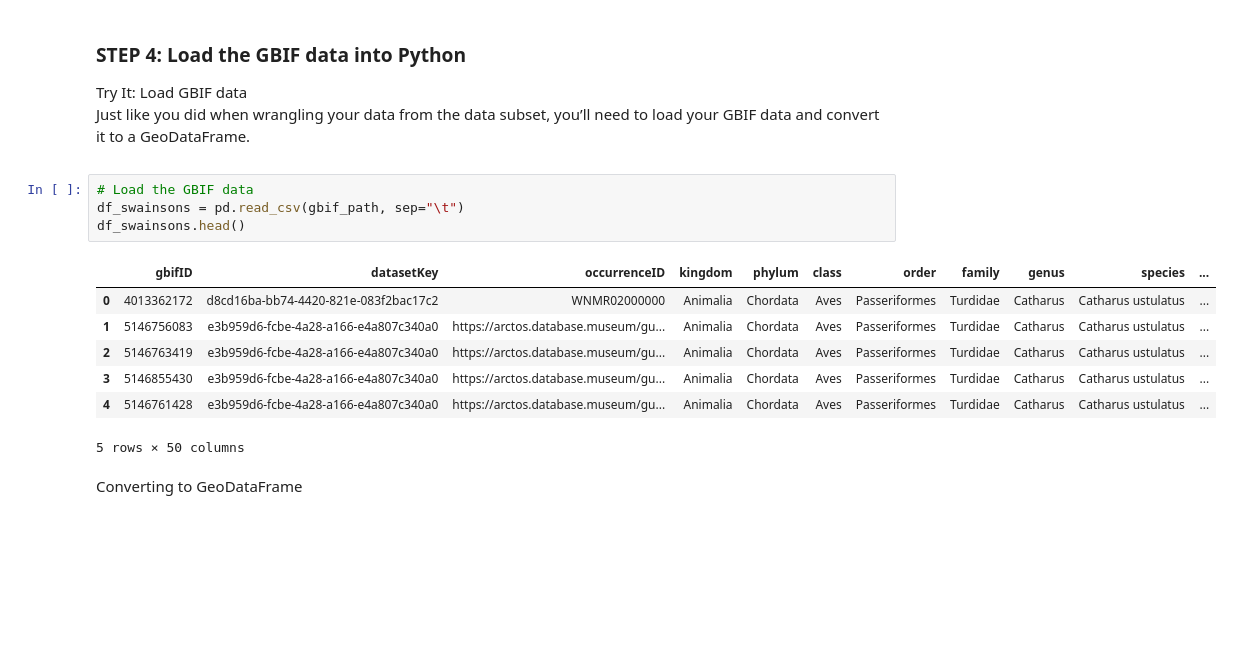
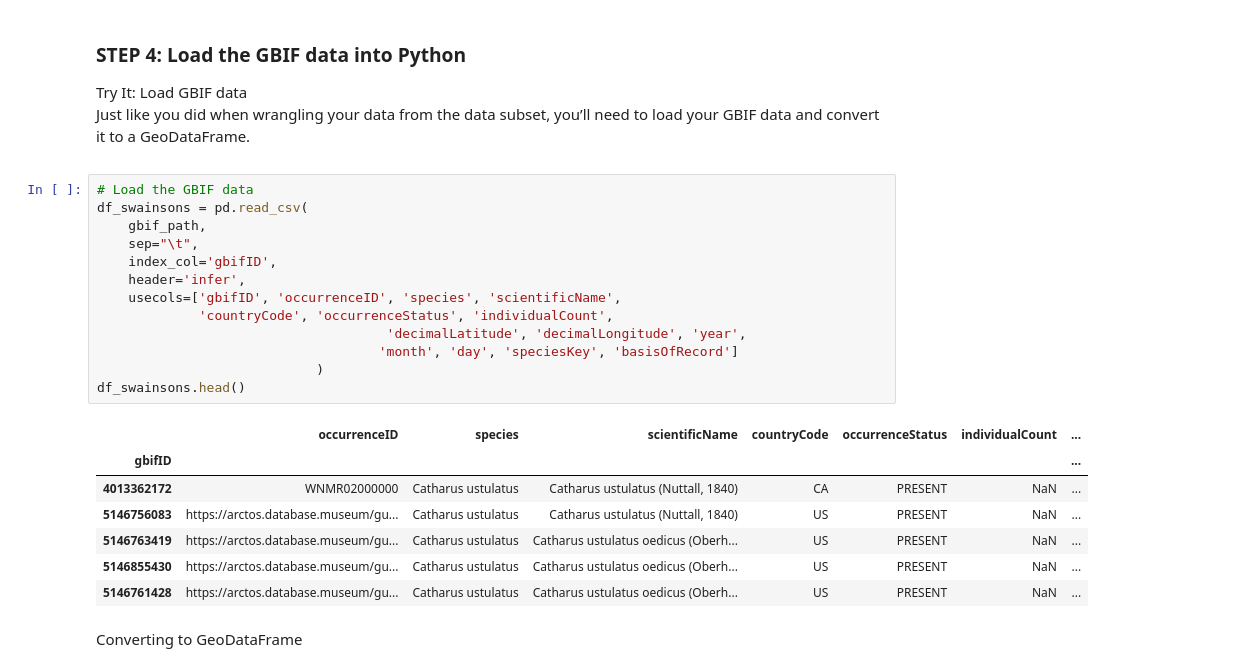
Before and after one commit to earthlab-education/02-migration-nkoppa, a Jupyter notebook: notebooks/migration-92-download-gbif.ipynb, the cells around one changed output. Cells and saved outputs as stored; diff of their text form; blank space fills up the shorter version.

```diff
--- a/notebooks/migration-92-download-gbif.ipynb
+++ b/notebooks/migration-92-download-gbif.ipynb
@@ -302,16 +315,25 @@ GBIF file moved to: /Users/niko2485/Library/CloudStorage/OneDrive-UCB-O365/Deskt
 you’ll need to load your GBIF data and convert it to a GeoDataFrame.</p></div></div>
 # %%
 # Load the GBIF data
-df_swainsons = pd.read_csv(gbif_path, sep="\t")
+df_swainsons = pd.read_csv(
+    gbif_path,
+    sep="\t",
+    index_col='gbifID',
+    header='infer',
+    usecols=['gbifID', 'occurrenceID', 'species', 'scientificName',
+             'countryCode', 'occurrenceStatus', 'individualCount',
+                                     'decimalLatitude', 'decimalLongitude', 'year',
+                                    'month', 'day', 'speciesKey', 'basisOfRecord']
+                            )
 df_swainsons.head()
 # %% [output]
-|  | gbifID | datasetKey | occurrenceID | kingdom | phylum | class | order | family | genus | species | ... |
-| 0 | 4013362172 | d8cd16ba-bb74-4420-821e-083f2bac17c2 | WNMR02000000 | Animalia | Chordata | Aves | Passeriformes | Turdidae | Catharus | Catharus ustulatus | ... |
-| 1 | 5146756083 | e3b959d6-fcbe-4a28-a166-e4a807c340a0 | https://arctos.database.museum/gu... | Animalia | Chordata | Aves | Passeriformes | Turdidae | Catharus | Catharus ustulatus | ... |
-| 2 | 5146763419 | e3b959d6-fcbe-4a28-a166-e4a807c340a0 | https://arctos.database.museum/gu... | Animalia | Chordata | Aves | Passeriformes | Turdidae | Catharus | Catharus ustulatus | ... |
-| 3 | 5146855430 | e3b959d6-fcbe-4a28-a166-e4a807c340a0 | https://arctos.database.museum/gu... | Animalia | Chordata | Aves | Passeriformes | Turdidae | Catharus | Catharus ustulatus | ... |
-| 4 | 5146761428 | e3b959d6-fcbe-4a28-a166-e4a807c340a0 | https://arctos.database.museum/gu... | Animalia | Chordata | Aves | Passeriformes | Turdidae | Catharus | Catharus ustulatus | ... |
+|  | occurrenceID | species | scientificName | countryCode | occurrenceStatus | individualCount | ... |
+| gbifID |  |  |  |  |  |  | ... |
+| 4013362172 | WNMR02000000 | Catharus ustulatus | Catharus ustulatus (Nuttall, 1840) | CA | PRESENT | NaN | ... |
+| 5146756083 | https://arctos.database.museum/gu... | Catharus ustulatus | Catharus ustulatus (Nuttall, 1840) | US | PRESENT | NaN | ... |
+| 5146763419 | https://arctos.database.museum/gu... | Catharus ustulatus | Catharus ustulatus oedicus (Oberh... | US | PRESENT | NaN | ... |
+| 5146855430 | https://arctos.database.museum/gu... | Catharus ustulatus | Catharus ustulatus oedicus (Oberh... | US | PRESENT | NaN | ... |
+| 5146761428 | https://arctos.database.museum/gu... | Catharus ustulatus | Catharus ustulatus oedicus (Oberh... | US | PRESENT | NaN | ... |
-5 rows × 50 columns
 # %% [markdown]
 Converting to GeoDataFrame
 # %%
```
Also changed, not shown: parts of 2 cells of this notebook, 3 other files.
